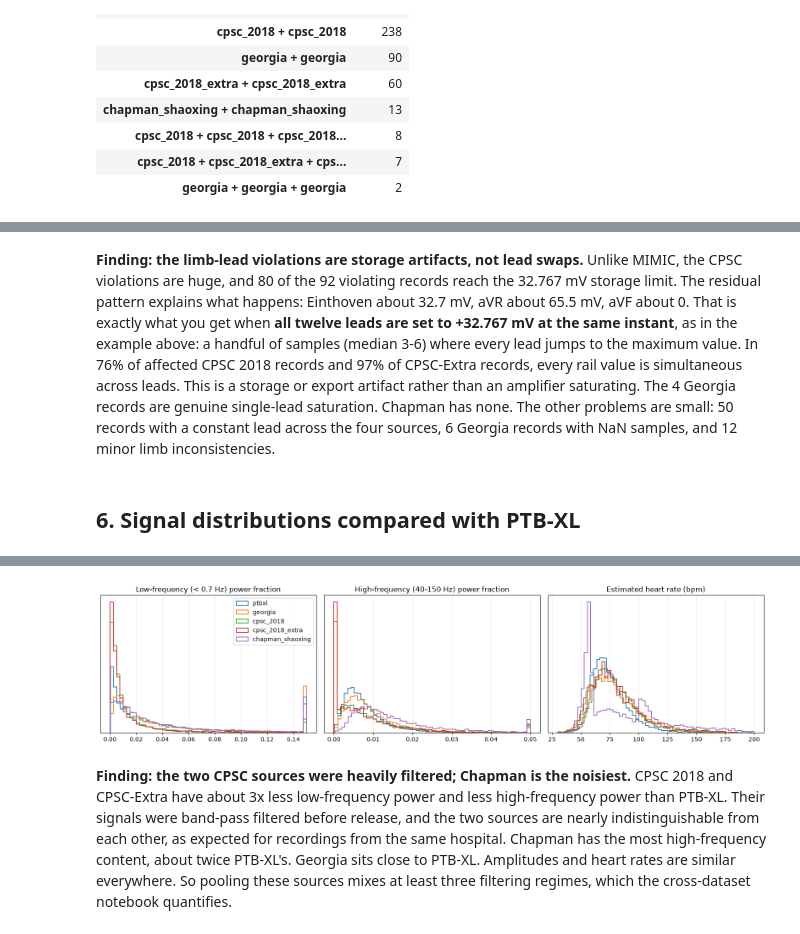
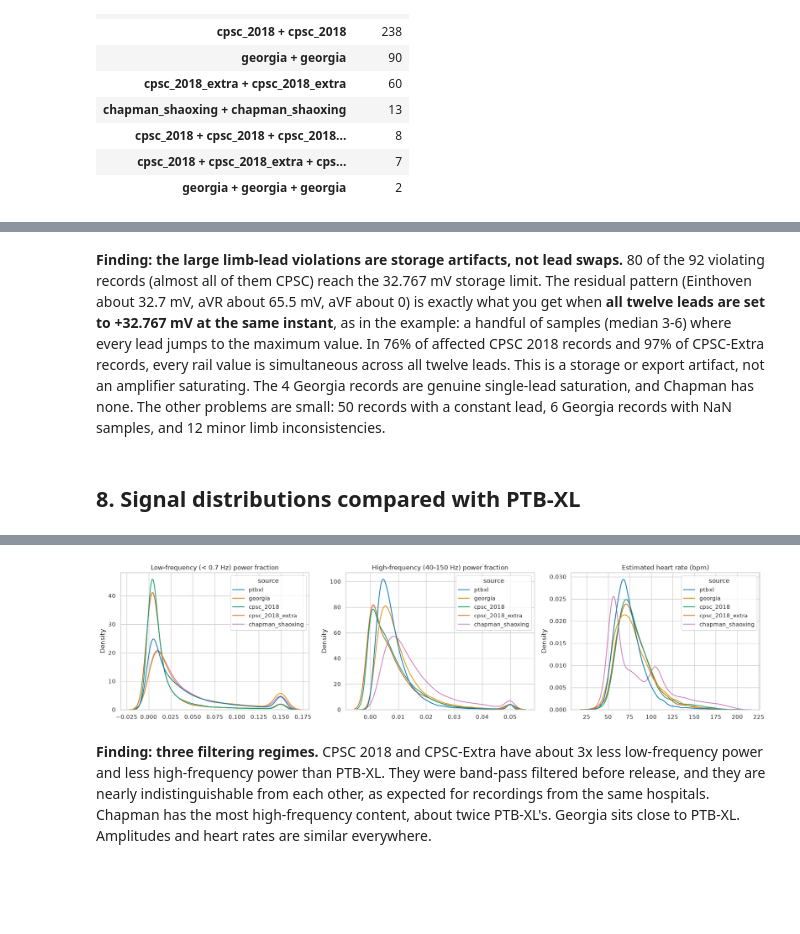
Before and after one commit to Janet16180/ecg-cardiopathy-detection, a Jupyter notebook: eda/notebooks/03-challenge.ipynb, the cells around one changed output, grey strips where cells are left out. Saved outputs shown, nothing was run; the diff lists cells and outputs as text; code cells hidden in the pictures; blank space fills up the shorter version.

Commit message:
Refocus the EDA notebooks on the datasets
Claude-Session: https://claude.ai/code/session_01FY3rmexUAw3ieb7fZsAd4a

```diff
--- a/eda/notebooks/03-challenge.ipynb
+++ b/eda/notebooks/03-challenge.ipynb
@@ -69,8 +72,0 @@ display(headers.groupby("source")["duration_s"].describe(percentiles=[0.05, 0.5,
-# %%
-fig, ax = plt.subplots(figsize=(10, 4))
-for source in SOURCES:
-    durations = headers.loc[headers["source"] == source, "duration_s"].clip(upper=40)
-    ax.hist(durations, bins=np.arange(4, 41, 1), histtype="step", linewidth=1.5, label=source)
-ax.set(title="Record duration (clipped at 40 s)", xlabel="Seconds", ylabel="Records", yscale="log")
-ax.legend()
-plt.show()
@@ -259,4 +281,6 @@ display(summary.groupby("source").apply(problem_counts).loc[SOURCES].T)
 # %%
+summary = challenge_summary(headers.drop(columns=["hash", "sinus_rhythm_only", "codes"]))
+display(summary.groupby("source").apply(problem_counts).loc[SOURCES].T)
 limb = summary[["einthoven_residual", "avf_residual", "avl_residual", "avr_residual"]].max(axis=1)
 violated = summary[limb > 0.05]
 display(violated.groupby("source")[["peak_abs_mv", "einthoven_residual", "avf_residual",
@@ -267,6 +291,19 @@ display(pd.Series({"records reaching 32.6 mV or more": len(saturated),
                    "limb violations without saturation":
                        int(((limb > 0.05) & (summary["peak_abs_mv"] < 32.6)).sum())})
         .to_frame("records"))
+rows = []
+for record_id in saturated.index:
+    signal, _ = read_signal(f"{headers.loc[record_id, 'source']}:{headers.loc[record_id, 'path']}")
+    rail = np.abs(signal) >= 32.6
+    rows.append({"source": headers.loc[record_id, "source"],
+                 "all leads at the rail together": bool((rail.any(axis=1) == rail.all(axis=1)).all()),
+                 "samples at the rail": int(rail.any(axis=1).sum()),
+                 "leads affected": int(rail.any(axis=0).sum())})
+pattern = pd.DataFrame(rows)
+display(pattern.groupby("source").agg(records=("source", "size"),
+                                      all_leads_together=("all leads at the rail together", "mean"),
+                                      median_samples=("samples at the rail", "median"),
+                                      median_leads=("leads affected", "median")).round(2))
 typical = saturated[(saturated["source"] == "cpsc_2018") & (saturated["avf_residual"] < 0.01)]
 example = typical.index[0]
 signal, fs = read_signal(f"cpsc_2018:{headers.loc[example, 'path']}")
@@ -286,50 +336,44 @@ plt.show()
 # %% [markdown]
-**Finding: the limb-lead violations are storage artifacts, not lead swaps.** Unlike MIMIC, the
-CPSC violations are huge, and 80 of the 92 violating records reach the 32.767 mV storage limit. The
-residual pattern explains what happens: Einthoven about 32.7 mV, aVR about 65.5 mV, aVF about 0. That
-is exactly what you get when **all twelve leads are set to +32.767 mV at the same instant**, as in the
-example above: a handful of samples (median 3-6) where every lead jumps to the maximum value. In 76%
-of affected CPSC 2018 records and 97% of CPSC-Extra records, every rail value is simultaneous across
-leads. This is a storage or export artifact rather than an amplifier saturating. The 4 Georgia
-records are genuine single-lead saturation. Chapman has none. The other problems are small: 50
-records with a constant lead across the four sources, 6 Georgia records with NaN samples, and 12
-minor limb inconsistencies.
+**Finding: the large limb-lead violations are storage artifacts, not lead swaps.** 80 of the 92 violating
+records (almost all of them CPSC) reach the 32.767 mV storage limit. The residual pattern (Einthoven about 32.7 mV, aVR
+about 65.5 mV, aVF about 0) is exactly what you get when **all twelve leads are set to +32.767 mV at the same
+instant**, as in the example: a handful of samples (median 3-6) where every lead jumps to the maximum
+value. In 76% of affected CPSC 2018 records and 97% of CPSC-Extra records, every rail value is simultaneous
+across all twelve leads. This is a storage or export artifact, not an amplifier saturating. The 4 Georgia records are genuine single-lead saturation, and Chapman has
+none. The other problems are small: 50 records with a constant lead, 6 Georgia records with NaN samples,
+and 12 minor limb inconsistencies.
 # %% [markdown]
-## 6. Signal distributions compared with PTB-XL
+## 8. Signal distributions compared with PTB-XL
 # %%
 ptbxl = ptbxl_summary(load_metadata()).assign(source="ptbxl")
 metrics = ["peak_abs_mv", "std", "baseline_fraction", "high_frequency_fraction",
            "powerline_50_fraction", "heart_rate"]
 combined = pd.concat([ptbxl[["source", *metrics]], summary[["source", *metrics]]])
 display(combined.groupby("source")[metrics].median().loc[["ptbxl", *SOURCES]].round(4))
-fig, axes = plt.subplots(1, 3, figsize=(16, 4))
-style = {"bins": 60, "density": True, "histtype": "step", "linewidth": 1.3}
-for source in ["ptbxl", *SOURCES]:
-    values = combined[combined["source"] == source]
-    axes[0].hist(values["baseline_fraction"].clip(upper=0.15), label=source, **style)
-    axes[1].hist(values["high_frequency_fraction"].clip(upper=0.05), label=source, **style)
-    axes[2].hist(values["heart_rate"].clip(30, 200), label=source, **style)
-titles = ["Low-frequency (< 0.7 Hz) power fraction", "High-frequency (40-150 Hz) power fraction",
-          "Estimated heart rate (bpm)"]
-for axis, title in zip(axes, titles, strict=True):
-    axis.set(title=title, yticks=[])
-axes[0].legend()
+combined["baseline_fraction"] = combined["baseline_fraction"].clip(upper=0.15)
+combined["high_frequency_fraction"] = combined["high_frequency_fraction"].clip(upper=0.05)
+combined["heart_rate"] = combined["heart_rate"].clip(30, 200)
+fig, axes = plt.subplots(1, 3, figsize=(18, 4.5))
+titles = {"baseline_fraction": "Low-frequency (< 0.7 Hz) power fraction",
+          "high_frequency_fraction": "High-frequency (40-150 Hz) power fraction",
+          "heart_rate": "Estimated heart rate (bpm)"}
+for axis, (column, title) in zip(axes, titles.items(), strict=True):
+    sns.kdeplot(combined, x=column, hue="source", hue_order=["ptbxl", *SOURCES], common_norm=False, ax=axis)
+    axis.set(title=title, xlabel="")
 plt.tight_layout()
 plt.show()
 # %% [output]
 |  | peak_abs_mv | std | baseline_fraction | high_frequency_fraction | powerline_50_fraction | heart_rate |
 | source |  |  |  |  |  |  |
 | ptbxl | 1.905 | 0.152 | 0.020 | 0.007 | 7.000e-04 | 71.259 |
 | georgia | 1.654 | 0.143 | 0.024 | 0.008 | 8.000e-04 | 75.282 |
 | cpsc_2018 | 2.083 | 0.149 | 0.006 | 0.005 | 5.000e-04 | 76.923 |
 | cpsc_2018_extra | 2.060 | 0.143 | 0.006 | 0.005 | 5.000e-04 | 76.628 |
 | chapman_shaoxing | 2.230 | 0.151 | 0.023 | 0.012 | 1.200e-03 | 73.529 |
-[figure, old version]
+[figure, new version]
 # %% [markdown]
-**Finding: the two CPSC sources were heavily filtered; Chapman is the noisiest.** CPSC 2018 and
-CPSC-Extra have about 3x less low-frequency power and less high-frequency power than PTB-XL. Their
-signals were band-pass filtered before release, and the two sources are nearly indistinguishable from
-each other, as expected for recordings from the same hospital. Chapman has the most high-frequency
-content, about twice PTB-XL's. Georgia sits close to PTB-XL. Amplitudes and heart rates are similar
-everywhere. So pooling these sources mixes at least three filtering regimes, which the cross-dataset
-notebook quantifies.
+**Finding: three filtering regimes.** CPSC 2018 and CPSC-Extra have about 3x less low-frequency power and
+less high-frequency power than PTB-XL. They were band-pass filtered before release, and they are nearly
+indistinguishable from each other, as expected for recordings from the same hospitals. Chapman has the most
+high-frequency content, about twice PTB-XL's. Georgia sits close to PTB-XL. Amplitudes and heart rates are
+similar everywhere.
```
Also changed, not shown: parts of 32 cells of this notebook, 4 other files.
